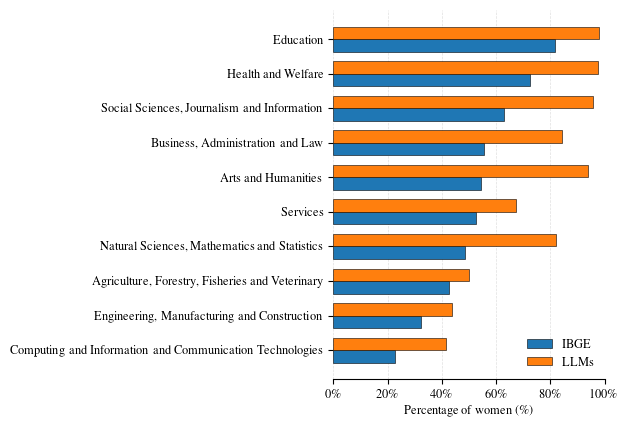
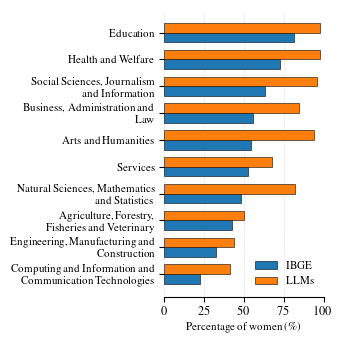
The change to this notebook cell's code, shown as a diff; its figure went from the first image to the second:
--- before
+++ after
@@ -1,2 +1,5 @@
+import textwrap  # <-- Biblioteca nativa do Python para quebrar strings longas
+from matplotlib.ticker import FuncFormatter  # <-- Substitui o PercentFormatter
+
 # Opcional: ordenar por proporção do IBGE
 plot_area = por_area.sort_values("prop_mulheres_ibge", ascending=True).copy()
@@ -5,5 +8,7 @@
 largura = 0.36
 
-fig, ax = plt.subplots(figsize=(3.5, 4.8))
+# Talvez seja necessário aumentar um pouquinho a largura da figura (o primeiro valor do figsize) 
+# caso os textos quebrados ainda fiquem apertados.
+fig, ax = plt.subplots(figsize=(3.5, 3.5))
 
 ax.barh(
@@ -26,10 +31,22 @@
 
 ax.set_yticks(y)
-ax.set_yticklabels(plot_area["grupo_en"])
 
-ax.set_xlabel("Percentage of women (\%)")
-ax.set_ylabel("")
+# 1. QUEBRANDO O TEXTO LONGO DO EIXO Y
+# O parâmetro 'width=15' define o número máximo de caracteres por linha antes de quebrar.
+# Ajuste esse número para mais ou para menos conforme ficar melhor na sua figura!
+labels_quebradas = [textwrap.fill(str(label), width=30) for label in plot_area["grupo_en"]]
+ax.set_yticklabels(labels_quebradas, fontsize=8)
+
+ax.set_xlabel("Percentage of women (\%)", fontsize=8)
+ax.set_ylabel("", fontsize=8)
 ax.set_xlim(0, 1)
-ax.xaxis.set_major_formatter(mtick.PercentFormatter(xmax=1, decimals=0))
+
+# Set x label size
+ax.xaxis.label.set_size(8)
+
+# 2. REMOVENDO O SÍMBOLO DE % DO EIXO X
+# Como seus dados vão de 0.2 a 1, multiplicamos por 100 no formatador para mostrar 20, 40, 60...
+# sem adicionar o símbolo de "%" no final.
+ax.xaxis.set_major_formatter(FuncFormatter(lambda x, pos: f"{int(x*100)}"))
 
 ax.set_axisbelow(True)
@@ -40,5 +57,5 @@
 ax.spines["left"].set_visible(False)
 
-ax.legend(frameon=False, loc="lower right")
+ax.legend(frameon=False, loc="lower right", fontsize=8)
 
 plt.tight_layout()

Commit: Update analysis notebooks